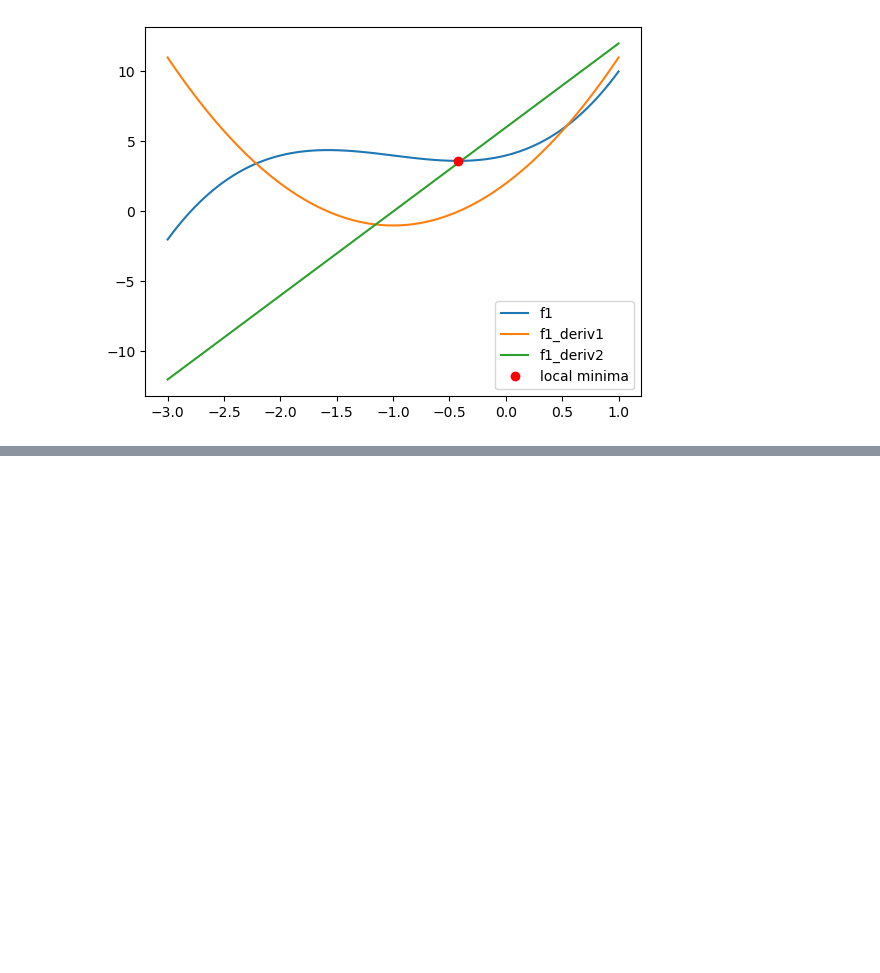
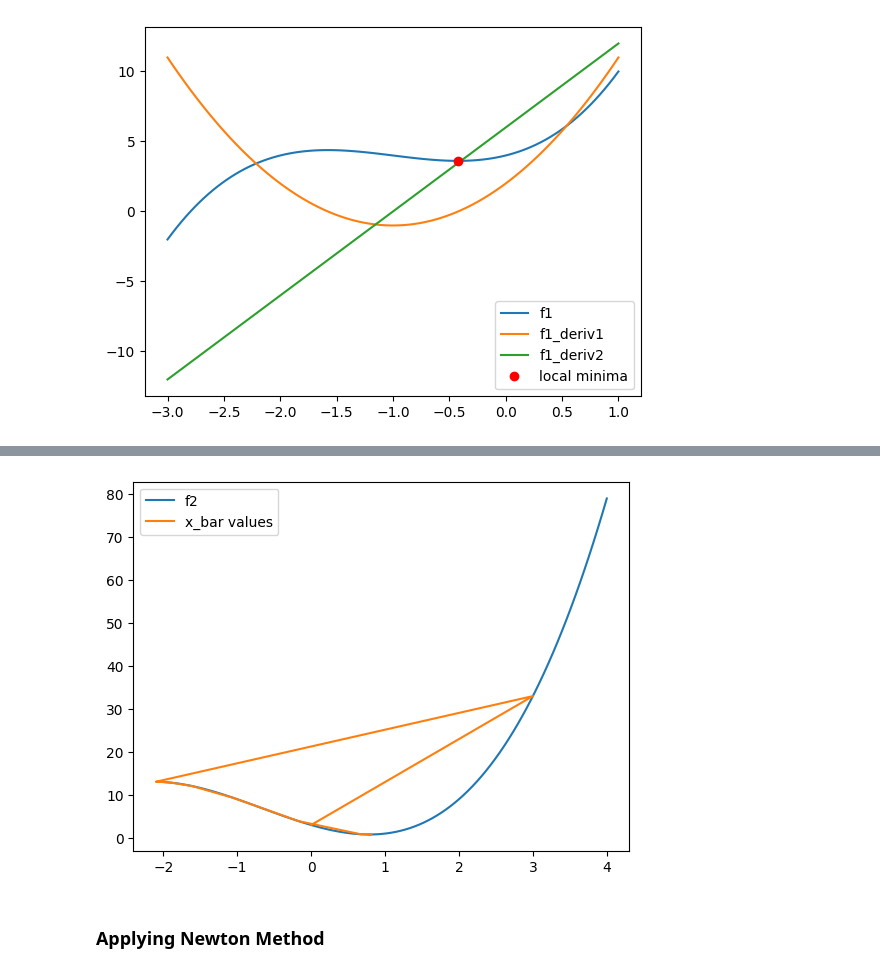
Before and after one commit to Alkhatir/Numerical-Opt, a Jupyter notebook: task1.ipynb, the cells around one changed output, grey strips where cells are left out. Saved outputs shown, nothing was run; the diff lists cells and outputs as text; code cells hidden in the pictures; blank space fills up the shorter version.

```diff
--- a/task1.ipynb
+++ b/task1.ipynb
@@ -210,0 +278,10 @@ $$f''(x) = 12x$$
+# %%
+x0 = 0
+f = sp.lambdify(x,f2)
+grad_f = sp.lambdify(x,f2_deriv1)
+hess_f = sp.lambdify(x,f2_deriv2)
+xs , alphas = steepest_descent_uni( x0=x0, f=f, grad_f=grad_f, hess_f=hess_f,tolerance=10**-6,alpha0=0.6)
+print()
+print(f"the value of x_telda is {xs[-1]}")
+print(f"the value of the gradient is {abs(f2_deriv1.evalf(subs={x:xs[-1]}))}")
+print(f"the value of ||x-x*|| is {abs(xs[-1]-x_star[0].evalf())}")
@@ -210,0 +311,11 @@ $$f''(x) = 12x$$
+# %%
+x_vals=np.linspace(-2,4,100)
+f2_vals=[f2.subs(x,val) for val in x_vals]
+plt.plot(x_vals,f2_vals,label='f2')
+plt.plot(xs,[f(val) for val in xs],label='x_bar values')
+plt.legend()
+plt.show()
+# %% [output]
+[figure, added]
+# %% [markdown]
+### Applying Newton Method
```
Also changed, not shown: parts of 126 cells of this notebook, 1 other file.
